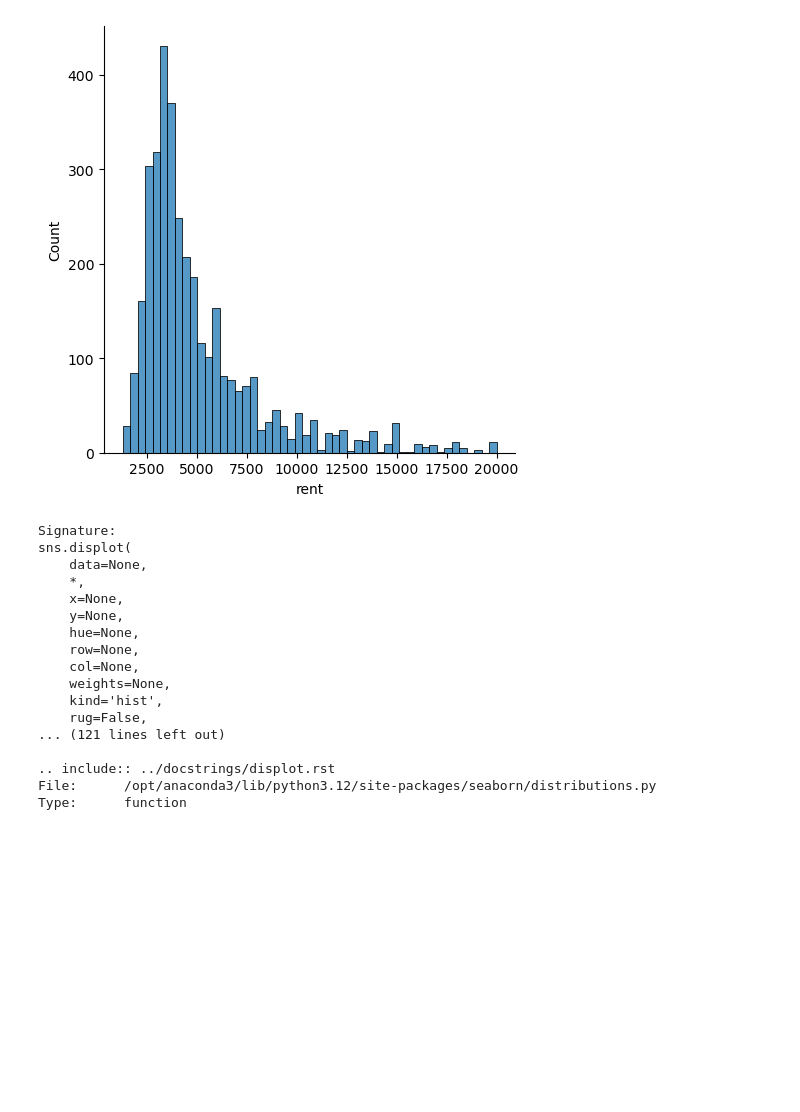
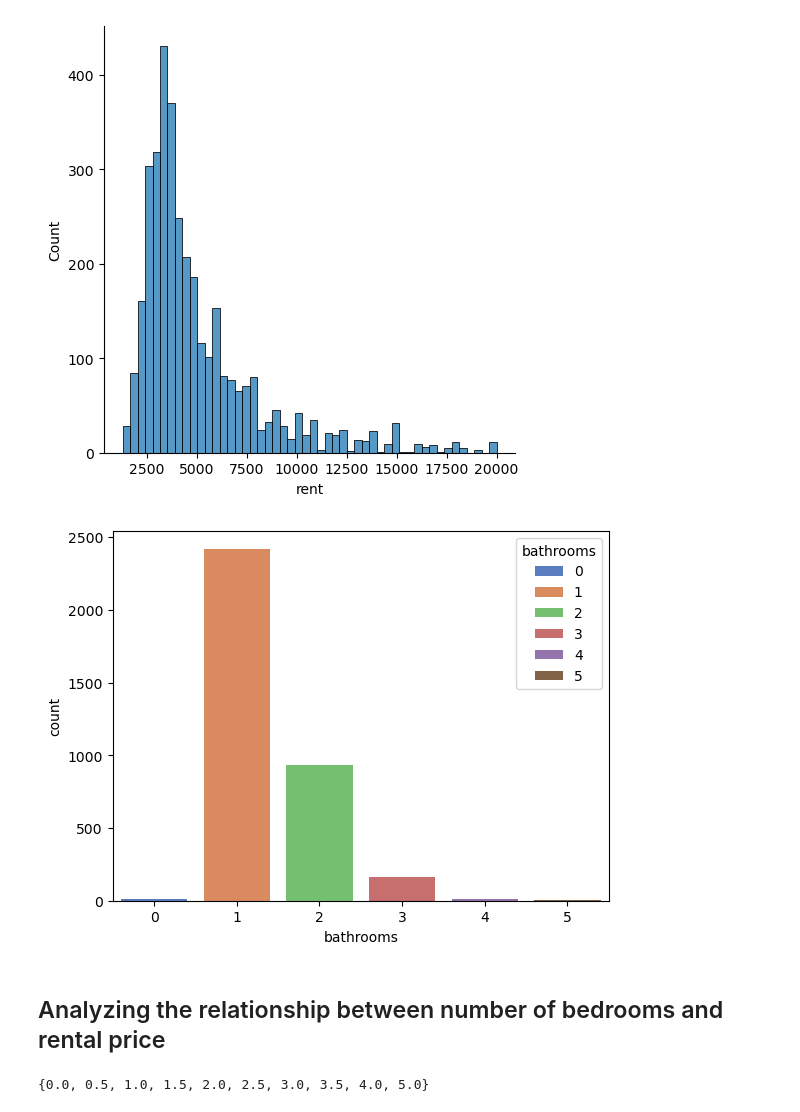
Before and after one commit to SuhyunKimm/Data-Analytics-Practice, a Jupyter notebook: Manhattan_Rent/Untitled.ipynb, the cells around one changed output. Drawn from its saved outputs; the diff is of its cells as text; code cells hidden in the pictures; blank space fills up the shorter version.

```diff
--- a/Manhattan_Rent/Untitled.ipynb
+++ b/Manhattan_Rent/Untitled.ipynb
@@ -91,21 +91,16 @@ plt.show()
 # %% [output]
 [figure]
 # %%
+# Count of rentals with the number of bathrooms
+num_of_bathrooms = set(df.bathrooms)
+sns.countplot(x='bathrooms', data = df, palette = 'muted', hue=df['bathrooms'])
+plt.show()
 # %% [output]
-Signature:
-sns.displot(
-    data=None,
-    *,
-    x=None,
-    y=None,
-    hue=None,
-    row=None,
-    col=None,
-    weights=None,
-    kind='hist',
-    rug=False,
-... (121 lines left out)
-
-.. include:: ../docstrings/displot.rst
-File:      /opt/anaconda3/lib/python3.12/site-packages/seaborn/distributions.py
-Type:      function
+[figure, added]
+# %% [markdown]
+## Analyzing the relationship between number of bedrooms and rental price
+# %%
+number_of_bedrooms = set(df['bedrooms'])
+number_of_bedrooms
+# %% [output]
+{0.0, 0.5, 1.0, 1.5, 2.0, 2.5, 3.0, 3.5, 4.0, 5.0}
```
Also changed, not shown: parts of 4 cells of this notebook.
